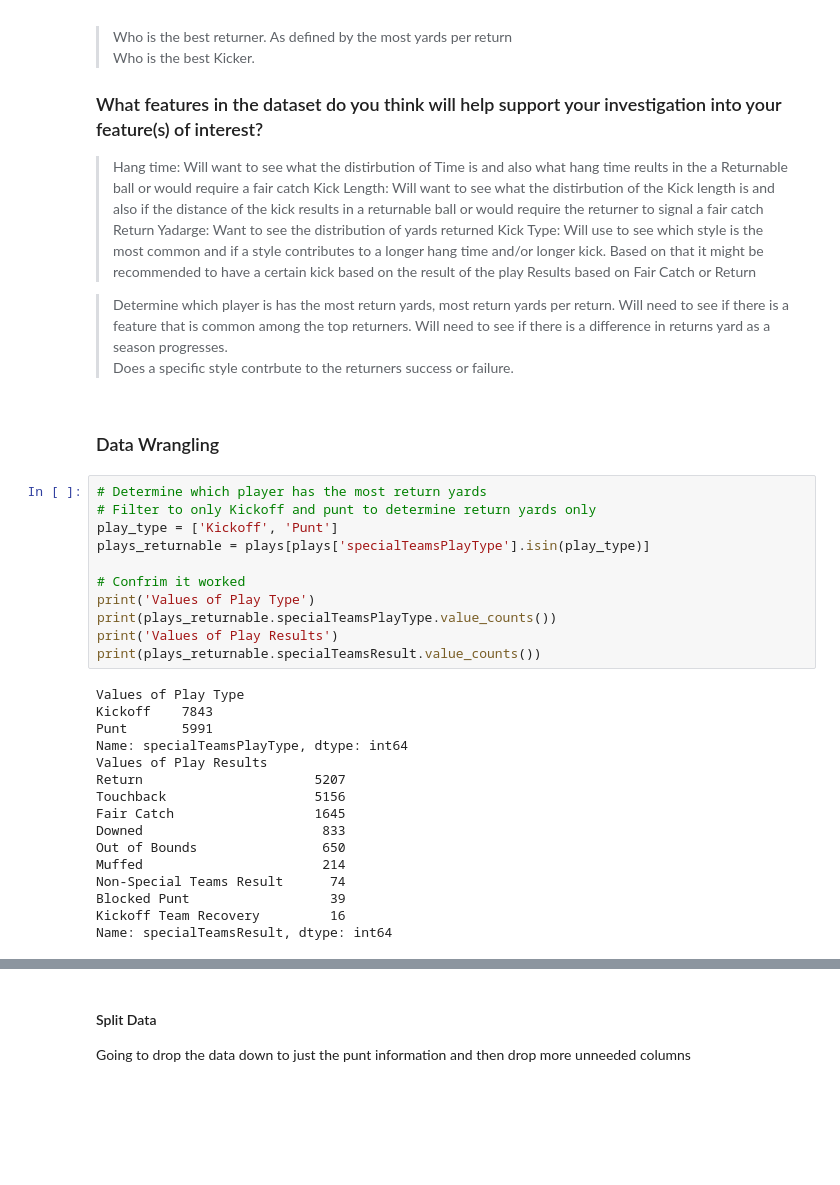
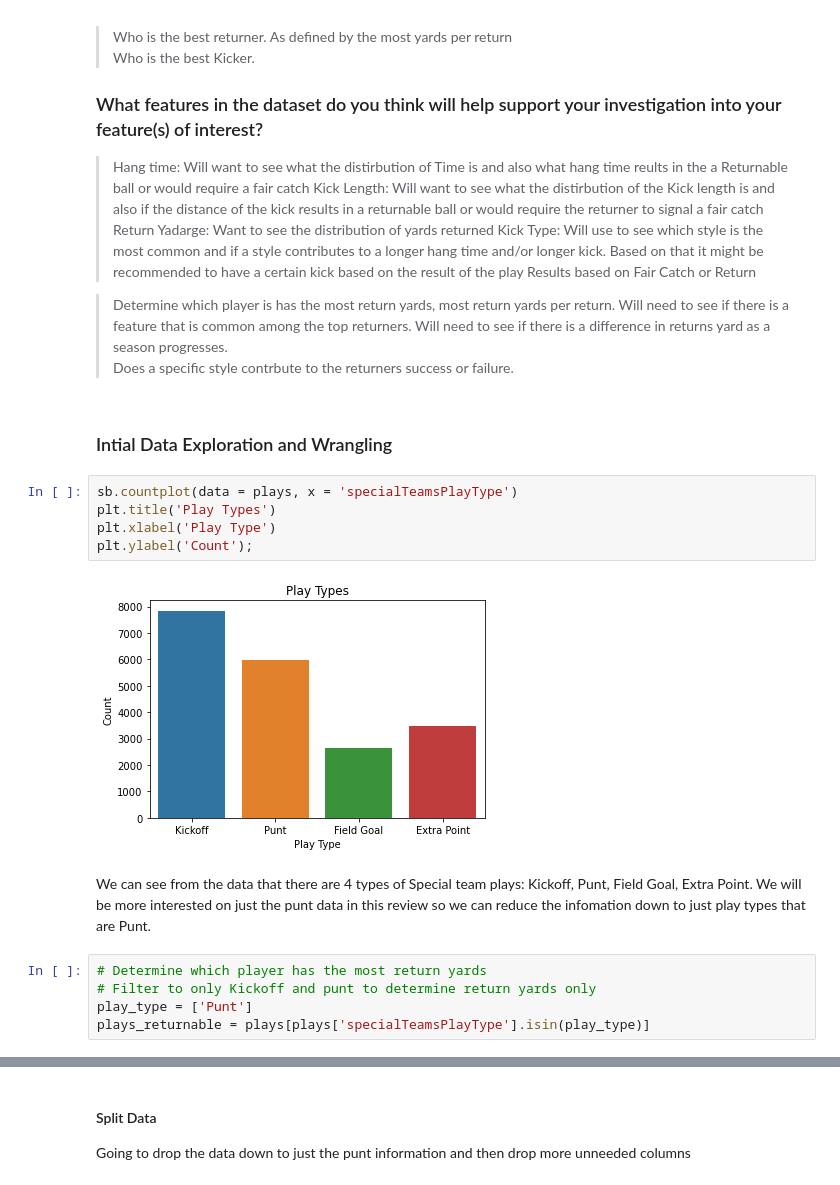
Before and after one commit to dkrejcarek/punt_analysis, a Jupyter notebook: Part_I_exploration_template.ipynb, the cells around one changed output, grey strips where cells are left out. Cells and saved outputs as stored; diff of their text form; blank space fills up the shorter version.

```diff
--- a/Part_I_exploration_template.ipynb
+++ b/Part_I_exploration_template.ipynb
@@ -193,31 +193,18 @@ BASE_COLOR = sb.color_palette()[0]
 > Will need to see if there is a difference in returns yard as a season progresses.
 > Does a specific style contrbute to the returners success or failure.
 # %% [markdown]
-### Data Wrangling
+### Intial Data Exploration and Wrangling
+# %%
+sb.countplot(data = plays, x = 'specialTeamsPlayType')
+plt.title('Play Types')
+plt.xlabel('Play Type')
+plt.ylabel('Count');
+# %% [output]
+[figure, added]
+# %% [markdown]
+We can see from the data that there are 4 types of Special team plays: Kickoff, Punt, Field Goal, Extra Point.  We will be more interested on just the punt data in this review so we can reduce the infomation down to just play types that are Punt.
 # %%
 # Determine which player has the most return yards
 # Filter to only Kickoff and punt to determine return yards only
-play_type = ['Kickoff', 'Punt']
+play_type = ['Punt']
 plays_returnable = plays[plays['specialTeamsPlayType'].isin(play_type)]
-
-# Confrim it worked
-print('Values of Play Type')
-print(plays_returnable.specialTeamsPlayType.value_counts())
-print('Values of Play Results')
-print(plays_returnable.specialTeamsResult.value_counts())
-# %% [output]
-Values of Play Type
-Kickoff    7843
-Punt       5991
-Name: specialTeamsPlayType, dtype: int64
-Values of Play Results
-Return                      5207
-Touchback                   5156
-Fair Catch                  1645
-Downed                       833
-Out of Bounds                650
-Muffed                       214
-Non-Special Teams Result      74
-Blocked Punt                  39
-Kickoff Team Recovery         16
-Name: specialTeamsResult, dtype: int64
```
Also changed, not shown: parts of 17 cells of this notebook.
